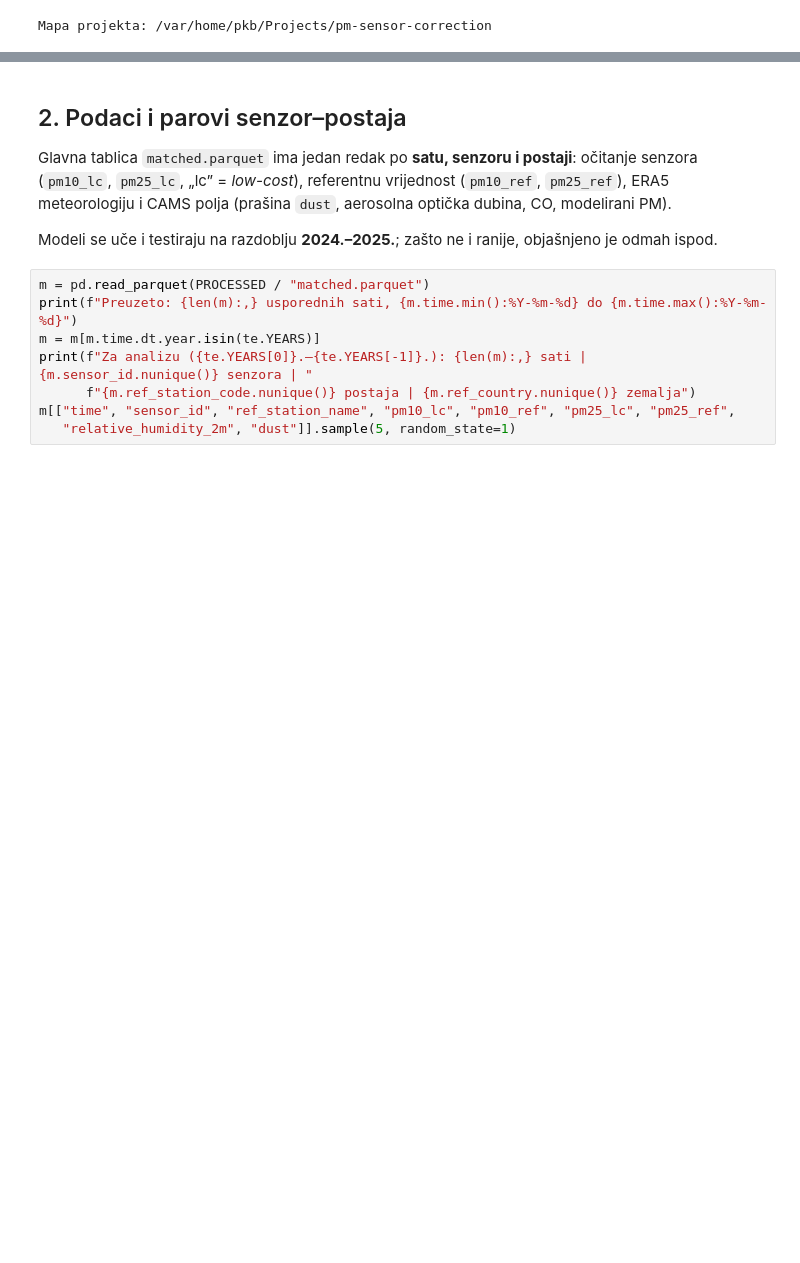
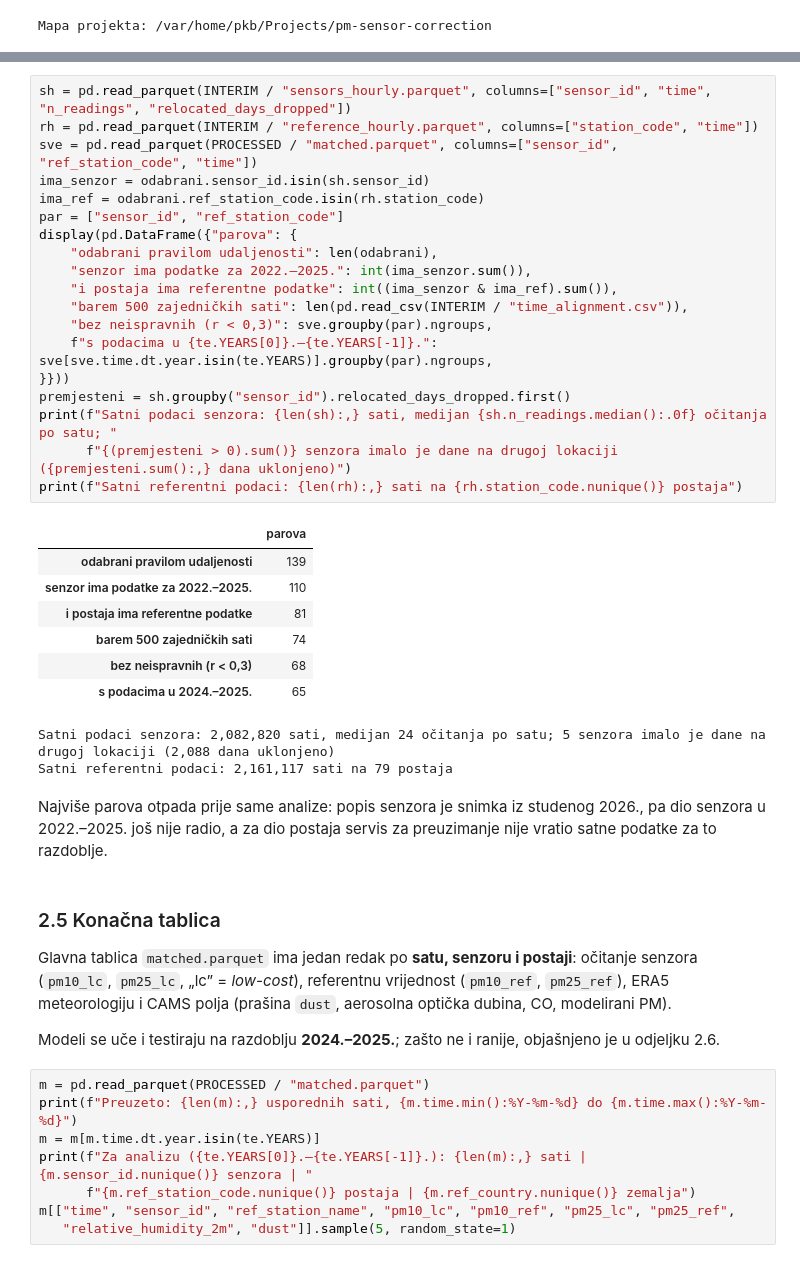
Before and after one commit to pboric/pm-sensor-correction, a Jupyter notebook: notebooks/vodic_kroz_analizu.ipynb, the cells around one changed output, grey strips where cells are left out. Cells and saved outputs as stored; diff of their text form; blank space fills up the shorter version.

```diff
--- a/notebooks/vodic_kroz_analizu.ipynb
+++ b/notebooks/vodic_kroz_analizu.ipynb
@@ -76,11 +226,43 @@ Mapa projekta: /var/home/pkb/Projects/pm-sensor-correction
+# %%
+sh = pd.read_parquet(INTERIM / "sensors_hourly.parquet", columns=["sensor_id", "time", "n_readings", "relocated_days_dropped"])
+rh = pd.read_parquet(INTERIM / "reference_hourly.parquet", columns=["station_code", "time"])
+sve = pd.read_parquet(PROCESSED / "matched.parquet", columns=["sensor_id", "ref_station_code", "time"])
+ima_senzor = odabrani.sensor_id.isin(sh.sensor_id)
+ima_ref = odabrani.ref_station_code.isin(rh.station_code)
+par = ["sensor_id", "ref_station_code"]
+display(pd.DataFrame({"parova": {
+    "odabrani pravilom udaljenosti": len(odabrani),
+    "senzor ima podatke za 2022.–2025.": int(ima_senzor.sum()),
+    "i postaja ima referentne podatke": int((ima_senzor & ima_ref).sum()),
+    "barem 500 zajedničkih sati": len(pd.read_csv(INTERIM / "time_alignment.csv")),
+    "bez neispravnih (r < 0,3)": sve.groupby(par).ngroups,
+    f"s podacima u {te.YEARS[0]}.–{te.YEARS[-1]}.": sve[sve.time.dt.year.isin(te.YEARS)].groupby(par).ngroups,
+}}))
+premjesteni = sh.groupby("sensor_id").relocated_days_dropped.first()
+print(f"Satni podaci senzora: {len(sh):,} sati, medijan {sh.n_readings.median():.0f} očitanja po satu; "
+      f"{(premjesteni > 0).sum()} senzora imalo je dane na drugoj lokaciji ({premjesteni.sum():,} dana uklonjeno)")
+print(f"Satni referentni podaci: {len(rh):,} sati na {rh.station_code.nunique()} postaja")
+# %% [output]
+|  | parova |
+| odabrani pravilom udaljenosti | 139 |
+| senzor ima podatke za 2022.–2025. | 110 |
+| i postaja ima referentne podatke | 81 |
+| barem 500 zajedničkih sati | 74 |
+| bez neispravnih (r < 0,3) | 68 |
+| s podacima u 2024.–2025. | 65 |
+Satni podaci senzora: 2,082,820 sati, medijan 24 očitanja po satu; 5 senzora imalo je dane na drugoj lokaciji (2,088 dana uklonjeno)
+Satni referentni podaci: 2,161,117 sati na 79 postaja
+# %% [markdown]
+Najviše parova otpada prije same analize: popis senzora je snimka iz studenog 2026., pa dio senzora u
+2022.–2025. još nije radio, a za dio postaja servis za preuzimanje nije vratio satne podatke za to razdoblje.
 # %% [markdown]
-## 2. Podaci i parovi senzor–postaja
+### 2.5 Konačna tablica
 
 Glavna tablica `matched.parquet` ima jedan redak po **satu, senzoru i postaji**: očitanje senzora
 (`pm10_lc`, `pm25_lc`, „lc” = *low-cost*), referentnu vrijednost (`pm10_ref`, `pm25_ref`),
 ERA5 meteorologiju i CAMS polja (prašina `dust`, aerosolna optička dubina, CO, modelirani PM).
 
-Modeli se uče i testiraju na razdoblju **2024.–2025.**; zašto ne i ranije, objašnjeno je odmah ispod.
+Modeli se uče i testiraju na razdoblju **2024.–2025.**; zašto ne i ranije, objašnjeno je u odjeljku 2.6.
 # %%
 m = pd.read_parquet(PROCESSED / "matched.parquet")
 print(f"Preuzeto: {len(m):,} usporednih sati, {m.time.min():%Y-%m-%d} do {m.time.max():%Y-%m-%d}")
```
Also changed, not shown: parts of 8 cells of this notebook, 1 other file.
